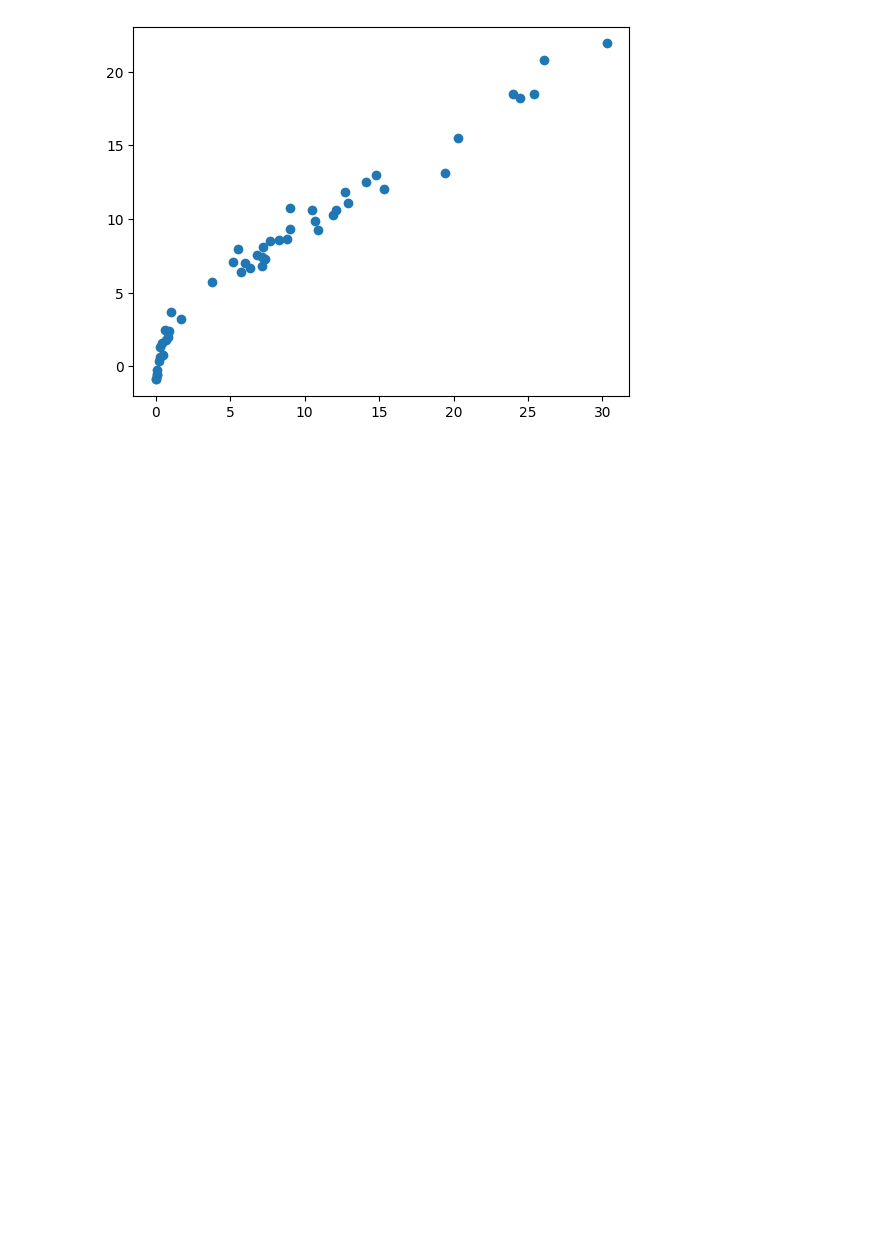
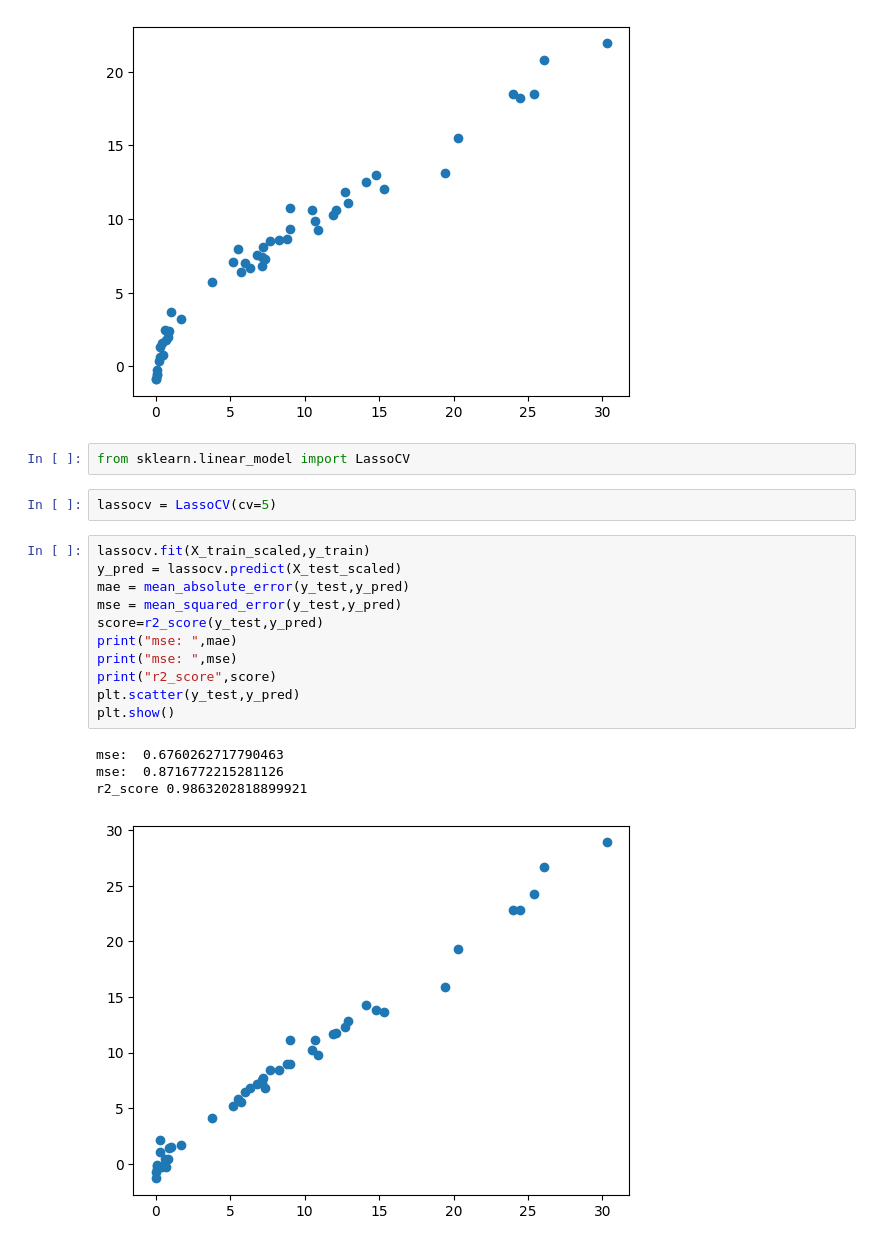
Before and after one commit to Ilker-Findik/Kaggle, a Jupyter notebook: ridgelassoelasticnet.ipynb, the cells around one changed output. Cells and saved outputs as stored; diff of their text form; blank space fills up the shorter version.

Commit message:
Kaggle Notebook | RidgeLassoElasticNet | Version 2

```diff
--- a/ridgelassoelasticnet.ipynb
+++ b/ridgelassoelasticnet.ipynb
@@ -418,3 +418,23 @@ mse:  1.80710901980183
 mse:  7.147673893750544
 r2_score 0.8878275563546819
 [figure]
+# %%
+from sklearn.linear_model import LassoCV
+# %%
+lassocv = LassoCV(cv=5)
+# %%
+lassocv.fit(X_train_scaled,y_train)
+y_pred = lassocv.predict(X_test_scaled)
+mae = mean_absolute_error(y_test,y_pred)
+mse = mean_squared_error(y_test,y_pred)
+score=r2_score(y_test,y_pred)
+print("mse: ",mae)
+print("mse: ",mse)
+print("r2_score",score)
+plt.scatter(y_test,y_pred)
+plt.show()
+# %% [output]
+mse:  0.6760262717790463
+mse:  0.8716772215281126
+r2_score 0.9863202818899921
+[figure, added]
```
Also changed, not shown: parts of 3 cells of this notebook.
